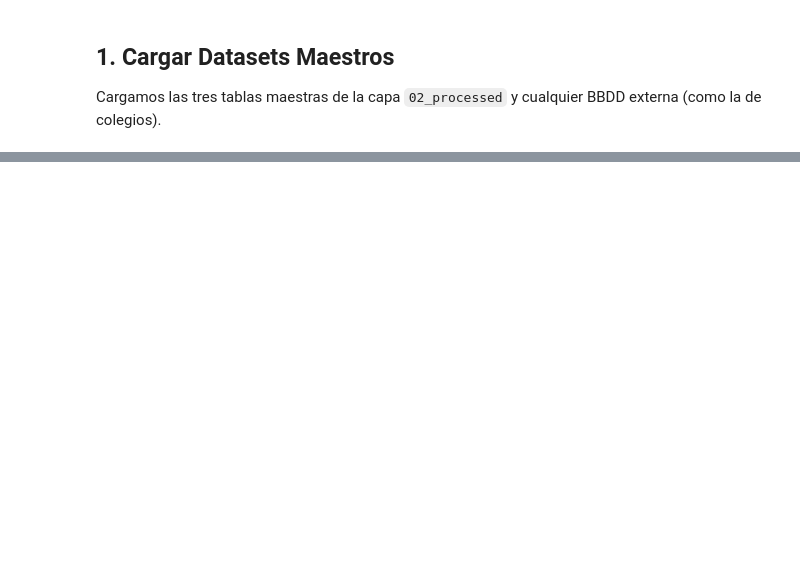
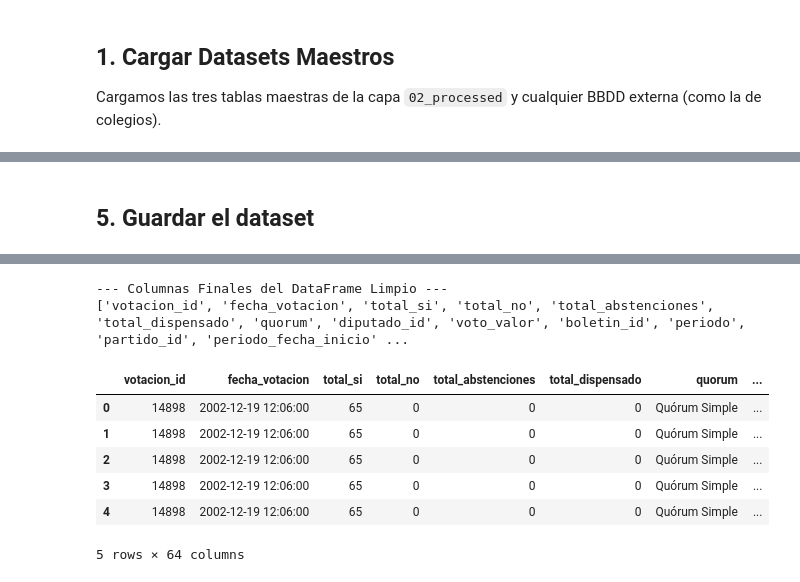
Before and after one commit to AngelBachler/Legislative-Voting-Behavior-Prediction-, a Jupyter notebook: notebooks/09_FeatureEngineering.ipynb, the cells around one changed output, grey strips where cells are left out. Cells and saved outputs as stored; diff of their text form; code cells hidden in the pictures; blank space fills up the shorter version.

```diff
--- a/notebooks/09_FeatureEngineering.ipynb
+++ b/notebooks/09_FeatureEngineering.ipynb
@@ -203,0 +207,11 @@ df_diputados_enriquecido['dependencia_colegio'].value_counts()
+# %%
+try:
+  df_analisis = pd.merge(
+      df_votaciones,
+      df_diputados_enriquecido,
+      how="left",
+      on=['diputado_id', 'periodo']
+  )
+  logging.info("Dataset analítico creado")
+except KeyError:
+  logging.error("Dataset no creado")
@@ -203,0 +317,12 @@ df_diputados_enriquecido['dependencia_colegio'].value_counts()
+# %%
+try:
+  df_analisis = pd.merge(
+      df,
+      df_boletines,
+      how="left",
+      on=['boletin_id']
+      )
+  logging.info("Dataset analítico creado")
+  display(df_analisis[['votacion_id', 'nombre_completo', 'boletin_id', 'topic_titulo_id', 'topic_materia_id']].sample(5))
+except KeyError:
+  logging.error("Dataset no creado")
@@ -203,0 +337,17 @@ df_diputados_enriquecido['dependencia_colegio'].value_counts()
+# %% [markdown]
+## 5. Guardar el dataset
+# %%
+try:
+    df_analisis["dependencia_colegio"] = pd.to_numeric(df_analisis["dependencia_colegio"], errors="coerce")
+    df_analisis.to_parquet(OUTPUT_FILE, index=False)
+    logging.info(f"Guardado exitosamente: {OUTPUT_FILE}")
+    logging.info(f"Dimensiones del DataFrame maestro: {df_analisis.shape}")
+
+    print("\n--- Columnas Finales del DataFrame Limpio ---")
+    print(df_analisis.columns.tolist())
+
+except Exception as e:
+    logging.error(f"ERROR al guardar en Parquet: {e}")
+
+display(df_analisis.head())
+# %% [output]
@@ -203,0 +356,9 @@ df_diputados_enriquecido['dependencia_colegio'].value_counts()
+--- Columnas Finales del DataFrame Limpio ---
+['votacion_id', 'fecha_votacion', 'total_si', 'total_no', 'total_abstenciones', 'total_dispensado', 'quorum', 'diputado_id', 'voto_valor', 'boletin_id', 'periodo', 'partido_id', 'periodo_fecha_inicio' ...
+|  | votacion_id | fecha_votacion | total_si | total_no | total_abstenciones | total_dispensado | quorum | ... |
+| 0 | 14898 | 2002-12-19 12:06:00 | 65 | 0 | 0 | 0 | Quórum Simple | ... |
+| 1 | 14898 | 2002-12-19 12:06:00 | 65 | 0 | 0 | 0 | Quórum Simple | ... |
+| 2 | 14898 | 2002-12-19 12:06:00 | 65 | 0 | 0 | 0 | Quórum Simple | ... |
+| 3 | 14898 | 2002-12-19 12:06:00 | 65 | 0 | 0 | 0 | Quórum Simple | ... |
+| 4 | 14898 | 2002-12-19 12:06:00 | 65 | 0 | 0 | 0 | Quórum Simple | ... |
+5 rows × 64 columns
```
Also changed, not shown: parts of 20 cells of this notebook, 4 other files.
